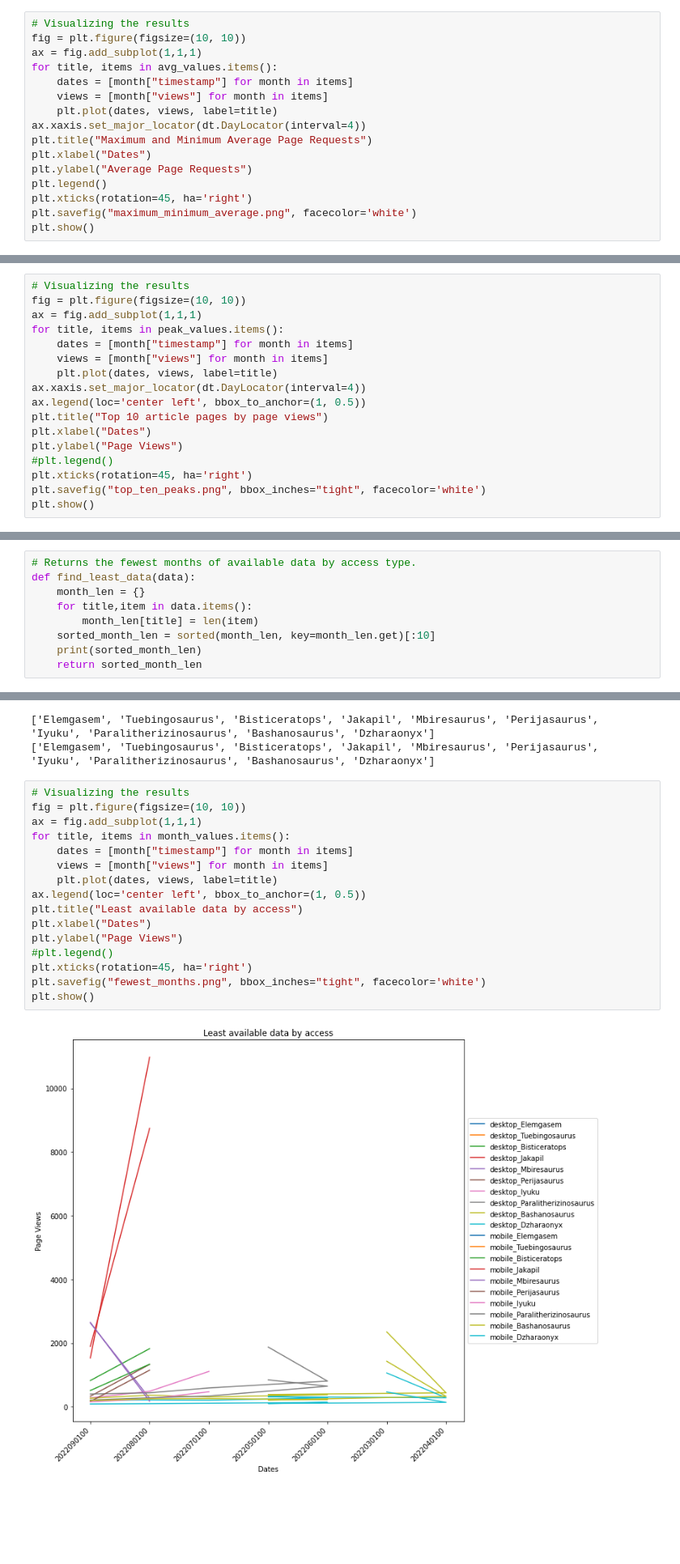
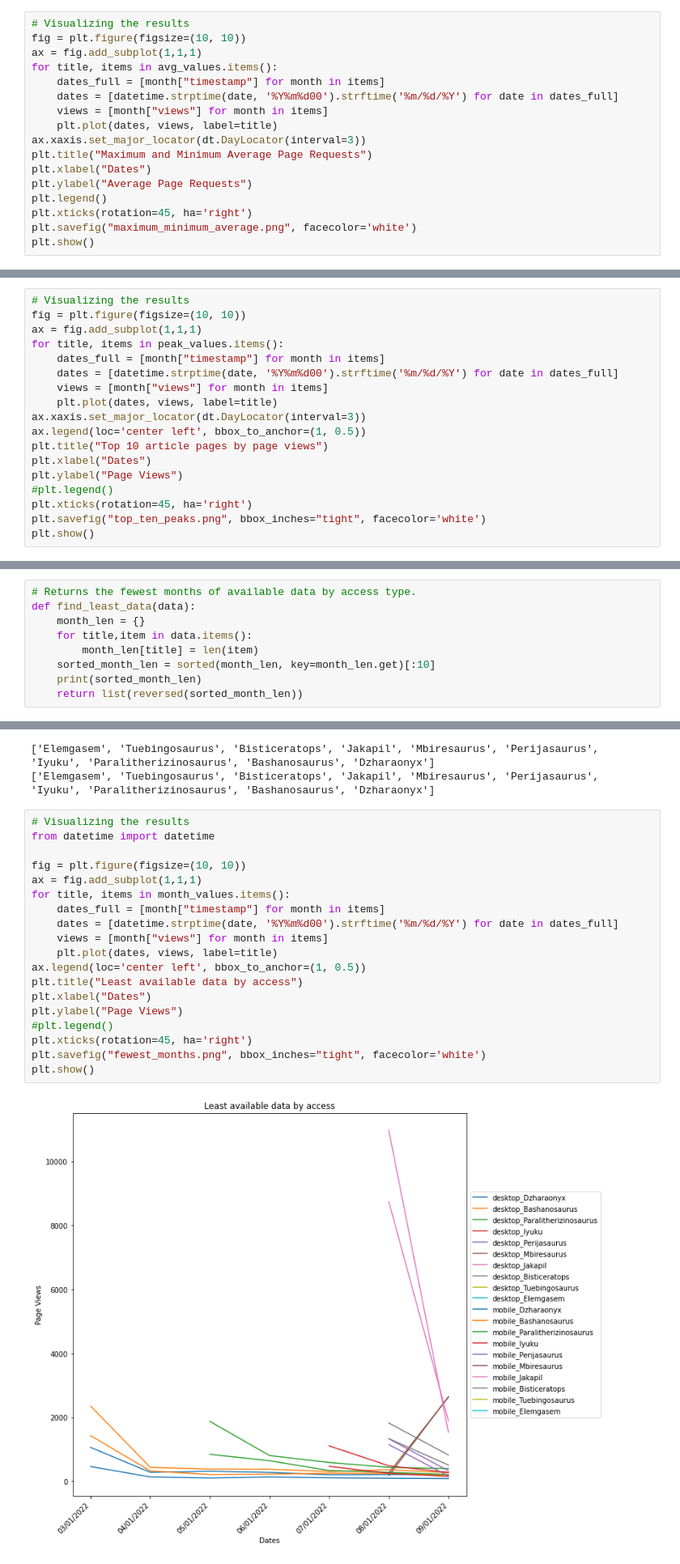
Before and after one commit to anuhyabs/data-512-homework_1, a Jupyter notebook: source/data_analysis.ipynb, the cells around one changed output, grey strips where cells are left out. Shown at 81% size. Saved outputs shown, nothing was run; the diff lists cells and outputs as text; blank space fills up the shorter version.

```diff
--- a/source/data_analysis.ipynb
+++ b/source/data_analysis.ipynb
@@ -51,10 +52,11 @@ Honghesaurus
 fig = plt.figure(figsize=(10, 10))
 ax = fig.add_subplot(1,1,1)
 for title, items in avg_values.items():
-    dates = [month["timestamp"] for month in items]
+    dates_full = [month["timestamp"] for month in items]
+    dates = [datetime.strptime(date, '%Y%m%d00').strftime('%m/%d/%Y') for date in dates_full]
     views = [month["views"] for month in items]
     plt.plot(dates, views, label=title)
-ax.xaxis.set_major_locator(dt.DayLocator(interval=4))
+ax.xaxis.set_major_locator(dt.DayLocator(interval=3))
 plt.title("Maximum and Minimum Average Page Requests")
 plt.xlabel("Dates")
 plt.ylabel("Average Page Requests")
@@ -97,10 +99,11 @@ for title in mobile_peak:
 fig = plt.figure(figsize=(10, 10))
 ax = fig.add_subplot(1,1,1)
 for title, items in peak_values.items():
-    dates = [month["timestamp"] for month in items]
+    dates_full = [month["timestamp"] for month in items]
+    dates = [datetime.strptime(date, '%Y%m%d00').strftime('%m/%d/%Y') for date in dates_full]
     views = [month["views"] for month in items]
     plt.plot(dates, views, label=title)
-ax.xaxis.set_major_locator(dt.DayLocator(interval=4))
+ax.xaxis.set_major_locator(dt.DayLocator(interval=3))
 ax.legend(loc='center left', bbox_to_anchor=(1, 0.5))
 plt.title("Top 10 article pages by page views")
 plt.xlabel("Dates")
@@ -123,7 +126,7 @@ def find_least_data(data):
         month_len[title] = len(item)
     sorted_month_len = sorted(month_len, key=month_len.get)[:10]
     print(sorted_month_len)
-    return sorted_month_len
+    return list(reversed(sorted_month_len))
 # %%
 desktop_months = find_least_data(desktop_data)
 mobile_months = find_least_data(mobile_data)
@@ -138,19 +141,22 @@ for title in mobile_months:
 ['Elemgasem', 'Tuebingosaurus', 'Bisticeratops', 'Jakapil', 'Mbiresaurus', 'Perijasaurus', 'Iyuku', 'Paralitherizinosaurus', 'Bashanosaurus', 'Dzharaonyx']
 # %%
 # Visualizing the results
+from datetime import datetime
+
 fig = plt.figure(figsize=(10, 10))
 ax = fig.add_subplot(1,1,1)
 for title, items in month_values.items():
-    dates = [month["timestamp"] for month in items]
+    dates_full = [month["timestamp"] for month in items]
+    dates = [datetime.strptime(date, '%Y%m%d00').strftime('%m/%d/%Y') for date in dates_full]
     views = [month["views"] for month in items]
     plt.plot(dates, views, label=title)
 ax.legend(loc='center left', bbox_to_anchor=(1, 0.5))
 plt.title("Least available data by access")
 plt.xlabel("Dates")
 plt.ylabel("Page Views")
 #plt.legend()
 plt.xticks(rotation=45, ha='right')
 plt.savefig("fewest_months.png", bbox_inches="tight", facecolor='white')
 plt.show()
 # %% [output]
-[figure, old version]
+[figure, new version]
```
Also changed, not shown: parts of 3 cells of this notebook, 4 other files.
